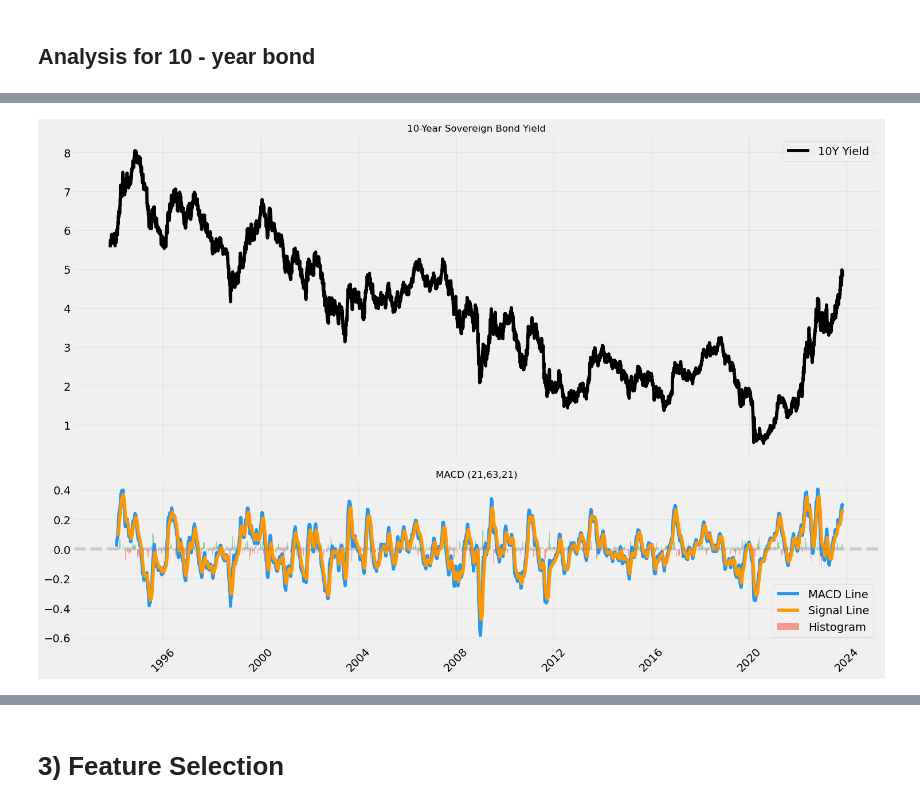
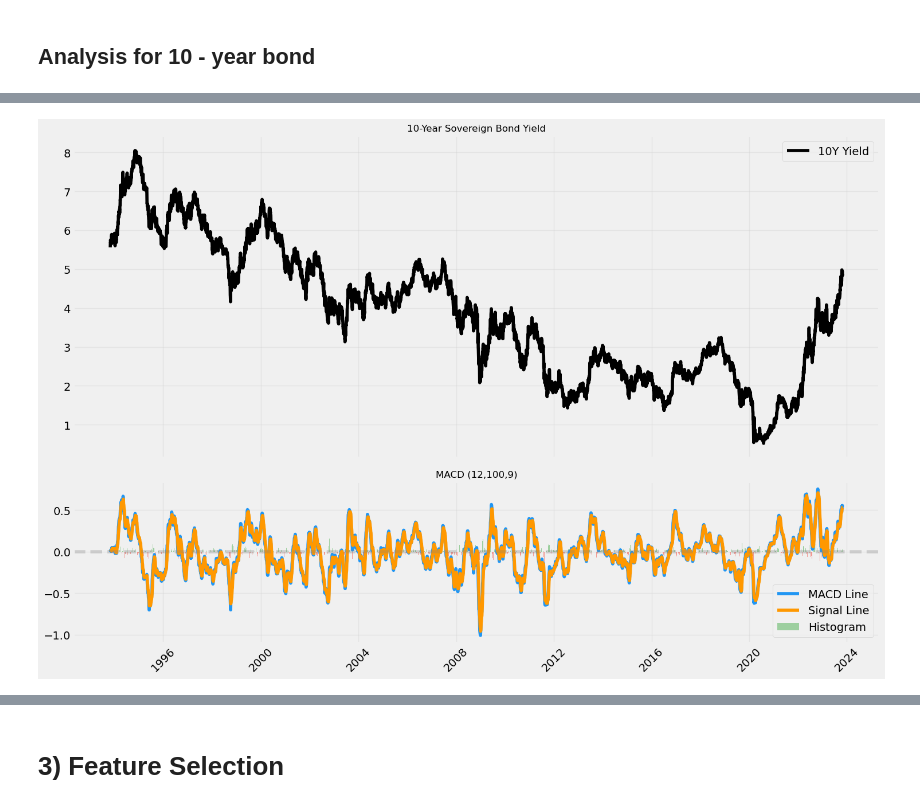
Before and after one commit to yadvesh28/Algo_Trading_Fixed_Income_Strategy_Project, a Jupyter notebook: Sovereign_Bonds_Strategy.ipynb, the cells around one changed output, grey strips where cells are left out. Cells and saved outputs as stored; diff of their text form; code cells hidden in the pictures.

```diff
--- a/Sovereign_Bonds_Strategy.ipynb
+++ b/Sovereign_Bonds_Strategy.ipynb
@@ -979,0 +949,15 @@ df.head()
+# %%
+# defining teh parameter space for fedorov's parameter optimization
+parameter_space = {
+    'RSI_period': [10, 14, 20, 30, 50],
+    'SMA_short': [7, 14, 23, 28, 35],
+    'SMA_long': [63, 112, 252, 300, 365],
+    'EMA_span_short': [7, 14, 23, 28, 35],
+    'EMA_span_long': [63, 112, 252, 300, 365],
+    'MACD_fast': [10, 12, 20, 26, 30],
+    'MACD_slow': [26, 50, 100, 150, 200],
+    'BB_std_dev': [1.5, 2.0, 2.5, 3.0, 3.5],
+    'Ichimoku_Tenkan': [11, 16, 21, 28, 32],
+    'Ichimoku_Kijun': [35, 42, 63, 78, 92],
+    'Ichimoku_SenkouB': [112, 192, 252, 300, 365]
+}
@@ -979,0 +1128,10 @@ df.head()
+# %%
+# Initialize optimizer
+optimizer = ParameterOptimizer(parameter_space, n_designs=50)
+
+# Run optimization
+best_params, best_metrics, design_metrics = optimizer.optimize(df)
+
+print("Best Parameters:", best_params)
+print("\nBest Performance Metrics:", best_metrics)
+print("\nDesign Optimality Metrics:", design_metrics)
@@ -1090,37 +1351,41 @@ df['macd_hist'] = macd.macd_diff()
 # %%
 # Create figure with two subplots sharing x-axis
 fig, (ax1, ax2) = plt.subplots(2, 1, figsize=(15, 10), height_ratios=[2, 1], sharex=True)
 plt.style.use('fivethirtyeight')
 
 # Plot yield in top subplot
-ax1.plot(df.index, df['yield_10y'], color='black', label='10Y Yield')
+ax1.plot(df_indicators.index, df_indicators['yield_10y'], color='black', label='10Y Yield')
 ax1.set_title('10-Year Sovereign Bond Yield', fontsize=12)
 ax1.legend()
 ax1.grid(True, alpha=0.3)
 
+# Calculate MACD signal line (9-day EMA of MACD)
+macd_signal = df_indicators['MACD'].ewm(span=9, adjust=False).mean()
+macd_hist = df_indicators['MACD'] - macd_signal
+
 # Plot MACD components in bottom subplot
-ax2.plot(df.index, df['macd'], color='#2196F3', label='MACD Line')
-ax2.plot(df.index, df['macd_signal'], color='#FF9800', label='Signal Line')
+ax2.plot(df_indicators.index, df_indicators['MACD'], color='#2196F3', label='MACD Line')
+ax2.plot(df_indicators.index, macd_signal, color='#FF9800', label='Signal Line')
 
 # Plot histogram
-colors = ['#4CAF50' if val >= 0 else '#F44336' for val in df['macd_hist']]
-ax2.bar(df.index, df['macd_hist'], color=colors, label='Histogram', alpha=0.5)
+colors = ['#4CAF50' if val >= 0 else '#F44336' for val in macd_hist]
+ax2.bar(df_indicators.index, macd_hist, color=colors, label='Histogram', alpha=0.5)
 
 # Add horizontal line at 0
 ax2.axhline(y=0, color='gray', linestyle='--', alpha=0.3)
 
 # Customize bottom subplot
-ax2.set_title('MACD (21,63,21)', fontsize=12)  # Updated title to reflect new windows
+ax2.set_title(f"MACD ({best_params['MACD_fast']},{best_params['MACD_slow']},9)", fontsize=12)
 ax2.legend()
 ax2.grid(True, alpha=0.3)
 
 # Rotate x-axis labels
 plt.xticks(rotation=45)
 
 # Adjust layout
 plt.tight_layout()
 
 # Show plot
 plt.show()
 # %% [output]
-[figure, old version]
+[figure, new version]
```
Also changed, not shown: parts of 37 cells of this notebook.
